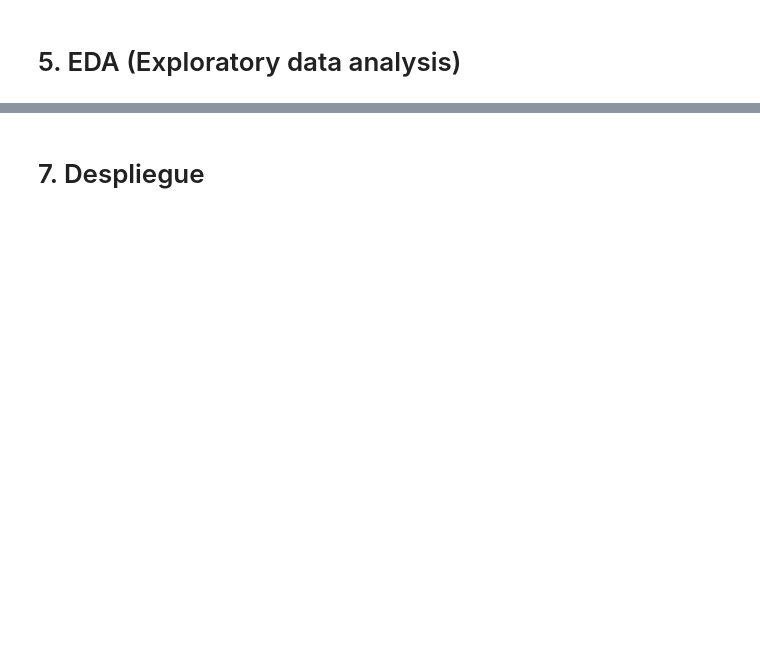
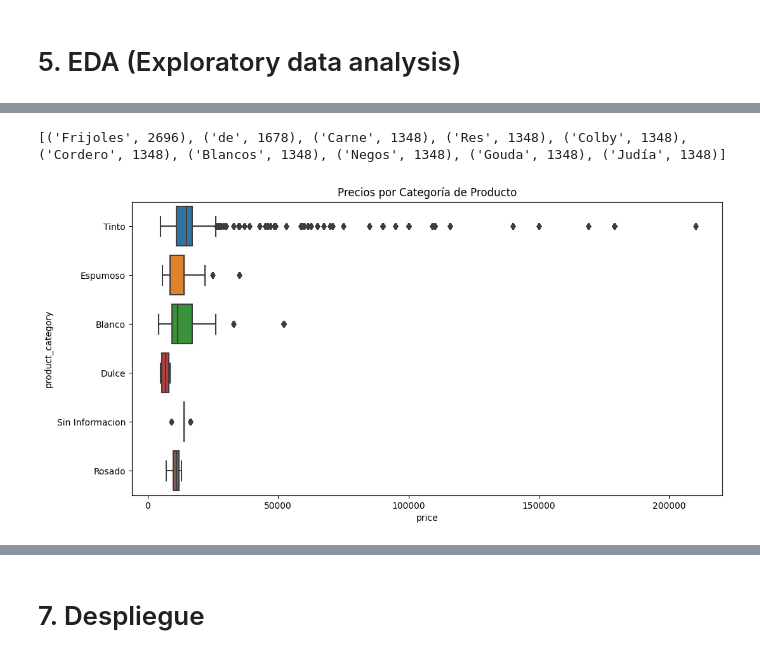
Before and after one commit to fevc08/final_project_4geek, a Jupyter notebook: src/explore.ipynb, the cells around one changed output, grey strips where cells are left out. Drawn from its saved outputs; the diff is of its cells as text; code cells hidden in the pictures; blank space fills up the shorter version.

```diff
--- a/src/explore.ipynb
+++ b/src/explore.ipynb
@@ -363,3 +533,8 @@ Index(['url_product', 'product_internal_id', 'product_code', 'product_name',
        'sweetness', 'astringency', 'pairing', 'brand', 'gender', 'age', 'ses',
        'rank'],
       dtype='object')
+# %%
+wine_products_df.drop(["url_product", "product_internal_id", "product_code", "cav_points", "member_price", "normal_price", "stock",
+                       "procedencia", "linea", "formato", "ses"], axis=1, inplace=True)
+wine_products_df.reset_index(inplace=True)
+wine_products_df
@@ -398,0 +665,18 @@ conn.close()
+# %%
+from collections import Counter
+import itertools
+
+# Alimentos más repetidos para pairing
+all_pairings = list(itertools.chain(*df['pairing'].str.split()))
+pairing_counts = Counter(all_pairings)
+print(pairing_counts.most_common(10))
+# %% [output]
+[('Frijoles', 2696), ('de', 1678), ('Carne', 1348), ('Res', 1348), ('Colby', 1348), ('Cordero', 1348), ('Blancos', 1348), ('Negos', 1348), ('Gouda', 1348), ('Judía', 1348)]
+# %%
+# Diagrama de cajas para precios por categoría de producto
+plt.figure(figsize=(12, 6))
+sns.boxplot(x='price', y='product_category', data=pairing_df)
+plt.title('Precios por Categoría de Producto')
+plt.show()
+# %% [output]
+[figure, added]
```
Also changed, not shown: parts of 75 cells of this notebook, 11 other files.
